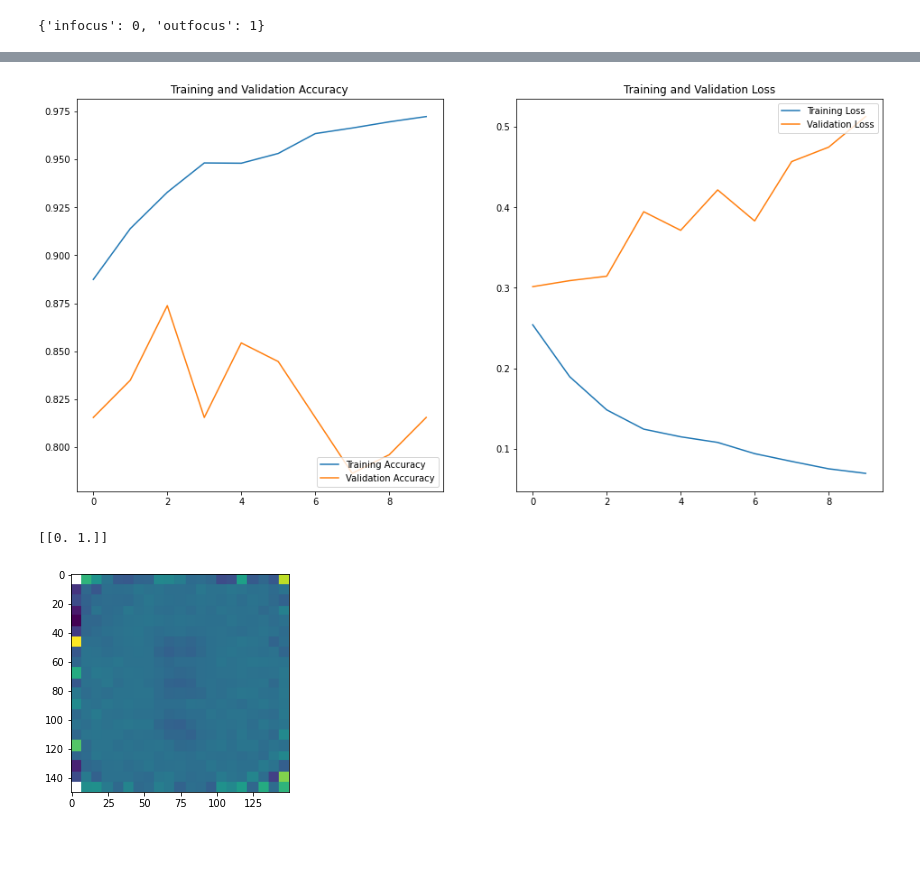
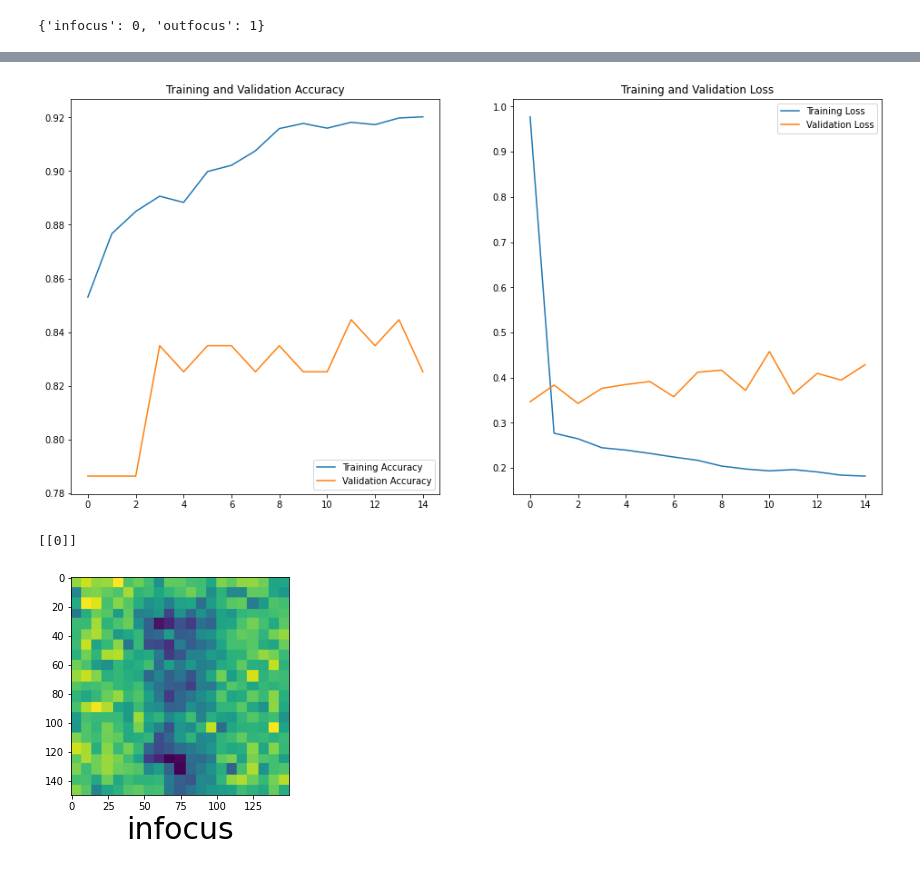
Before and after one commit to CliveKBinu/Tomogorams_NN, a Jupyter notebook: Tomogram_CNN_auto_focus.ipynb, the cells around one changed output, grey strips where cells are left out. Cells and saved outputs as stored; diff of their text form; code cells hidden in the pictures.

Commit message:
updated with z-objects and best_image

```diff
--- a/Tomogram_CNN_auto_focus.ipynb
+++ b/Tomogram_CNN_auto_focus.ipynb
@@ -24,7 +25,7 @@ train_dataset = generator.flow_from_directory("F:/Research/Tomograms interpolati
                                           target_size=(150,150),
                                           batch_size = 32,
                                           #color_mode = 'rgb',
-                                          class_mode = 'categorical',
+                                          class_mode = 'binary',
                                           subset = 'training',
                                           shuffle=True,
                                           seed = 42
@@ -35,7 +36,7 @@ val_dataset = generator.flow_from_directory("F:/Research/val",
                                           batch_size =32,
                                           #color_mode = 'rgb',
                                           #subset = 'validation',
-                                          class_mode = 'categorical')
+                                          class_mode = 'binary')
 
 #Test_dataset = Test_generator.flow_from_directory('F:/Research/val',target_size=(150,150))
 # %% [output]
@@ -48,7 +49,7 @@ print(train_dataset.class_indices)
 # %%
 num_classes = 2
 from tensorflow.keras.models import Sequential
-
+from tensorflow.keras import regularizers
 
 
 img_height=img_width=150
@@ -58,9 +59,9 @@ model = Sequential([
     layers.experimental.preprocessing.RandomFlip("horizontal",
                                                  input_shape=(img_height,
                                                               img_width,
-                                                              3)),
-    layers.experimental.preprocessing.RandomRotation(0.1),
-    layers.experimental.preprocessing.RandomZoom(0.1),
+                                                              3),seed=42),
+    layers.experimental.preprocessing.RandomRotation(0.1,seed=42),
+    layers.experimental.preprocessing.RandomZoom(0.1,seed=42),
   ])
 
 model.add(keras.layers.Conv2D(32,(3,3),activation='relu',input_shape=(150,150,3)))
@@ -70,9 +71,13 @@ model.add(keras.layers.MaxPool2D(2,2))
 model.add(keras.layers.Conv2D(64,(3,3),activation='relu'))
 model.add(keras.layers.MaxPool2D(2,2))
 
+
+
 # Convolutional layer and maxpool layer 3
-model.add(keras.layers.Conv2D(128,(3,3),activation='relu'))
+model.add(keras.layers.Conv2D(64,(3,3),activation='relu',kernel_regularizer=regularizers.l2(1e-1)))
 model.add(keras.layers.MaxPool2D(2,2))
+model.add(keras.layers.Dropout(0.9))
+
 
 # Convolutional layer and maxpool layer 4
 #model.add(keras.layers.Conv2D(128,(3,3),activation='relu'))
@@ -82,11 +87,11 @@ model.add(keras.layers.MaxPool2D(2,2))
 model.add(keras.layers.Flatten())
 
 # Hidden layer with 512 neurons and Rectified Linear Unit activation function
-model.add(keras.layers.Dense(218,activation='relu'))
+model.add(keras.layers.Dense(80,activation='relu'))
 
 # Output layer with single neuron which gives 0 for Cat or 1 for Dog
 #Here we use sigmoid activation function which makes our model output to lie between 0 and 1
-model.add(keras.layers.Dense(2,activation='softmax'))
+model.add(keras.layers.Dense(1,activation='sigmoid'))
 # %%
 model.summary()
 # %% [output]
@@ -112,7 +117,7 @@ model.compile(optimizer='adam',
               loss='binary_crossentropy',
               metrics=['accuracy'])
 # %%
-epochs = 10
+epochs = 15
 history = model.fit(
   train_dataset,
   validation_data=val_dataset,
@@ -162,7 +164,7 @@ plt.legend(loc='upper right')
 plt.title('Training and Validation Loss')
 plt.show()
 # %% [output]
-[figure, old version]
+[figure, new version]
 # %%
 
 from tensorflow.keras.applications.imagenet_utils import decode_predictions
@@ -172,34 +174,33 @@ def predictImage(filename):
 
     plt.imshow(img1)
 
-    #Y = image.img_to_array(img1)/255
 
-    Y = image.img_to_array(img1)
+
+    Y = image.img_to_array(img1)/255
 
     X = np.expand_dims(Y,axis=0)
 
-    val = model.predict_proba(X)
+    val = model.predict_classes(X)
     #val = np.argmax(model.predict(X), axis=-1)
     #decode_predictions(val)[0]
     print(val)
-    '''
-    if val[0][1] == 0:
+
+    if val == 0:
 
         plt.xlabel("infocus",fontsize=30)
 
 
-    elif val[0][1] == 1:
+    elif val == 1:
 
         plt.xlabel("outfocus",fontsize=30)
-    '''
 # %%
-zplane = 80
+zplane = 42
 #interpolation = 'bessel'
 predictImage('F:/Research/Test/multi_lead_constrained_none_img{}.png'.format(zplane))
 #predictImage(r'F:/Research/val/{}_img{}.png'.format(interpolation,pre_image))
 # %% [output]
-[[0. 1.]]
+[[0]]
-[figure, old version]
+[figure, new version]
 # %%
 def getFocus(filename):
     img1 = image.load_img(filename,target_size=(150,150))
```
Also changed, not shown: parts of 12 cells of this notebook.
